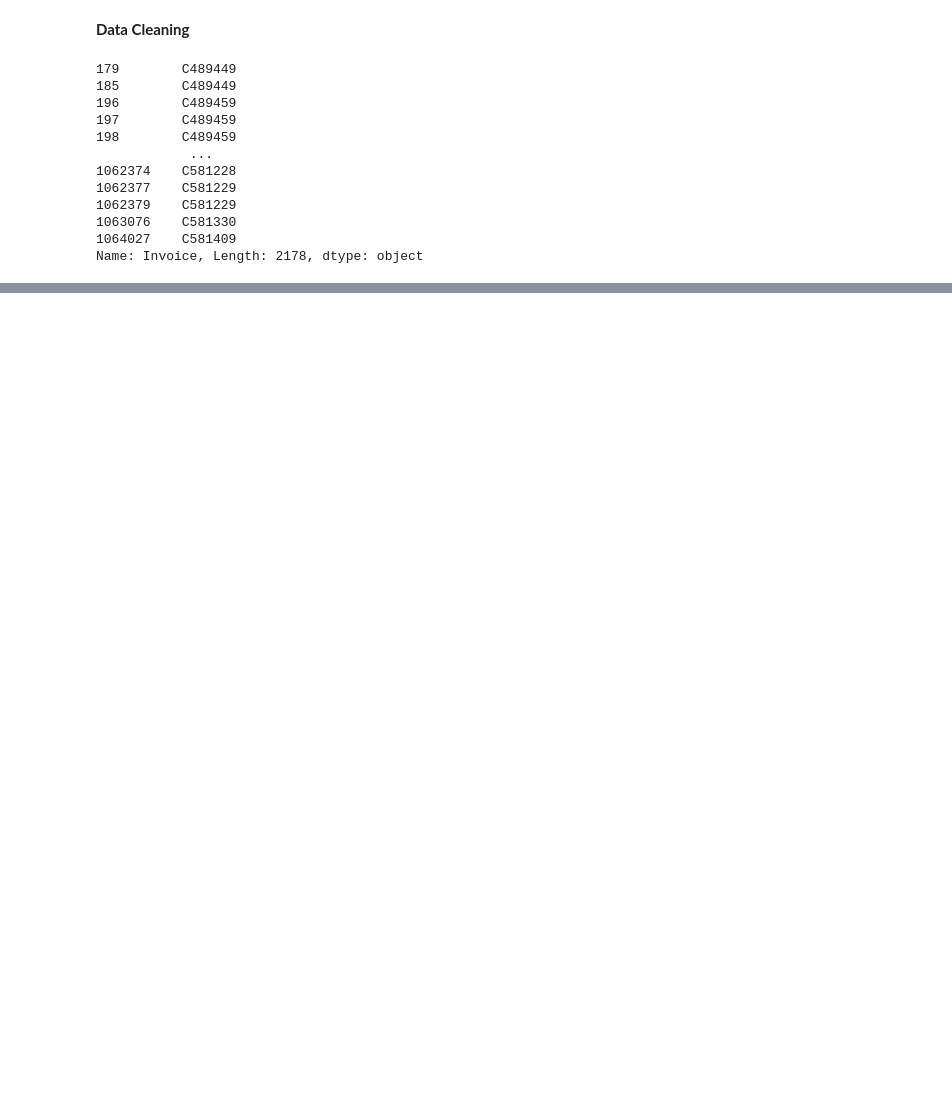
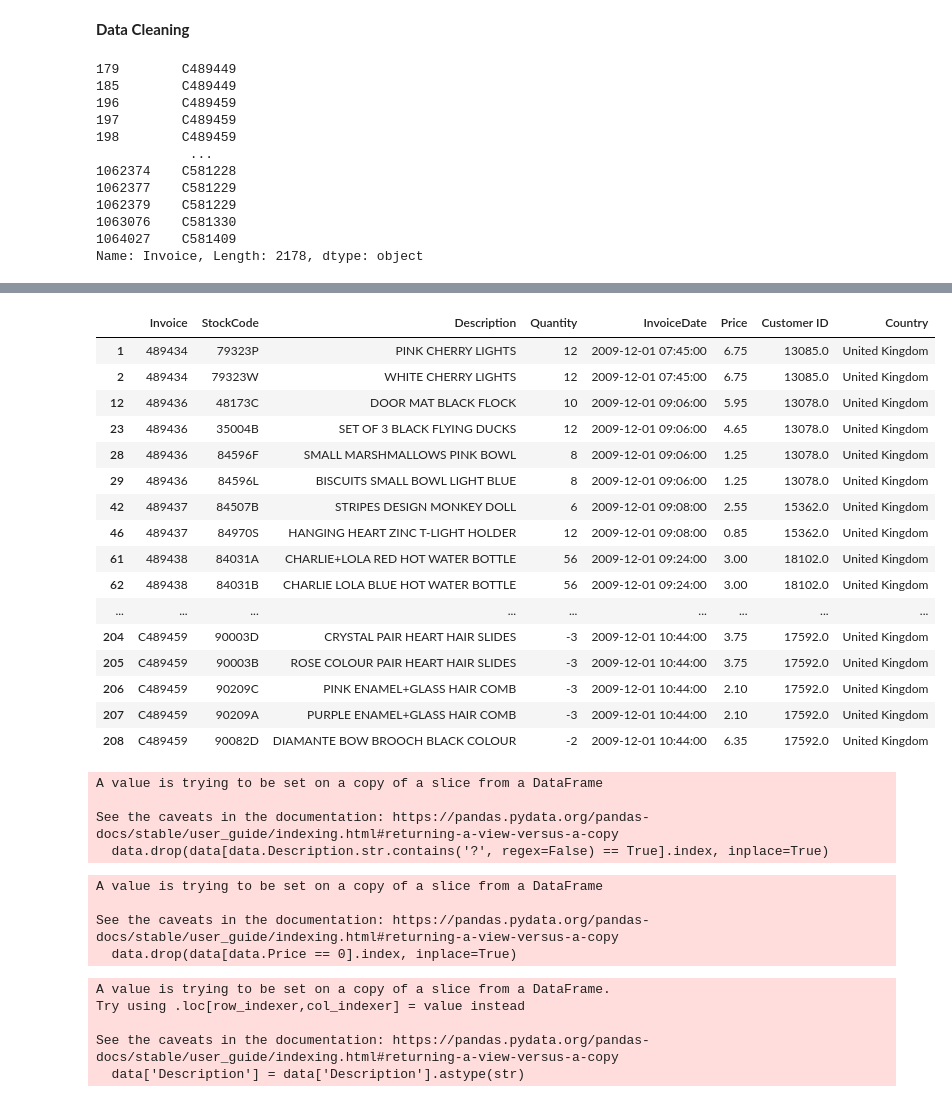
Before and after one commit to muhammadahsan2023/CA_2, a Jupyter notebook: Forecasting_project.ipynb, the cells around one changed output, grey strips where cells are left out. Cells and saved outputs as stored; diff of their text form; code cells hidden in the pictures; blank space fills up the shorter version.

```diff
--- a/Forecasting_project.ipynb
+++ b/Forecasting_project.ipynb
@@ -250,0 +248,8 @@ See the caveats in the documentation: https://pandas.pydata.org/pandas-docs/stab
+# %%
+# drop  INCORRECT VALUES
+
+# Drop rows where Quantity is positive and Invoice contains 'C'
+data.drop(data[(data.Quantity > 0) & (data.Invoice.str.contains('C') == True)].index, inplace=True)
+
+# Drop rows where Quantity is negative and Invoice does not contain 'C'
+data.drop(data[(data.Quantity < 0) & (data.Invoice.str.contains('C') == False)].index, inplace=True)
@@ -250,0 +265,36 @@ See the caveats in the documentation: https://pandas.pydata.org/pandas-docs/stab
+# %%
+data.head(50)
+# %% [output]
+|  | Invoice | StockCode | Description | Quantity | InvoiceDate | Price | Customer ID | Country |
+| 1 | 489434 | 79323P | PINK CHERRY LIGHTS | 12 | 2009-12-01 07:45:00 | 6.75 | 13085.0 | United Kingdom |
+| 2 | 489434 | 79323W | WHITE CHERRY LIGHTS | 12 | 2009-12-01 07:45:00 | 6.75 | 13085.0 | United Kingdom |
+| 12 | 489436 | 48173C | DOOR MAT BLACK FLOCK | 10 | 2009-12-01 09:06:00 | 5.95 | 13078.0 | United Kingdom |
+| 23 | 489436 | 35004B | SET OF 3 BLACK FLYING DUCKS | 12 | 2009-12-01 09:06:00 | 4.65 | 13078.0 | United Kingdom |
+| 28 | 489436 | 84596F | SMALL MARSHMALLOWS PINK BOWL | 8 | 2009-12-01 09:06:00 | 1.25 | 13078.0 | United Kingdom |
+| 29 | 489436 | 84596L | BISCUITS SMALL BOWL LIGHT BLUE | 8 | 2009-12-01 09:06:00 | 1.25 | 13078.0 | United Kingdom |
+| 42 | 489437 | 84507B | STRIPES DESIGN MONKEY DOLL | 6 | 2009-12-01 09:08:00 | 2.55 | 15362.0 | United Kingdom |
+| 46 | 489437 | 84970S | HANGING HEART ZINC T-LIGHT HOLDER | 12 | 2009-12-01 09:08:00 | 0.85 | 15362.0 | United Kingdom |
+| 61 | 489438 | 84031A | CHARLIE+LOLA RED HOT WATER BOTTLE | 56 | 2009-12-01 09:24:00 | 3.00 | 18102.0 | United Kingdom |
+| 62 | 489438 | 84031B | CHARLIE LOLA BLUE HOT WATER BOTTLE | 56 | 2009-12-01 09:24:00 | 3.00 | 18102.0 | United Kingdom |
+| ... | ... | ... | ... | ... | ... | ... | ... | ... |
+| 204 | C489459 | 90003D | CRYSTAL PAIR HEART HAIR SLIDES | -3 | 2009-12-01 10:44:00 | 3.75 | 17592.0 | United Kingdom |
+| 205 | C489459 | 90003B | ROSE COLOUR PAIR HEART HAIR SLIDES | -3 | 2009-12-01 10:44:00 | 3.75 | 17592.0 | United Kingdom |
+| 206 | C489459 | 90209C | PINK ENAMEL+GLASS HAIR COMB | -3 | 2009-12-01 10:44:00 | 2.10 | 17592.0 | United Kingdom |
+| 207 | C489459 | 90209A | PURPLE ENAMEL+GLASS HAIR COMB | -3 | 2009-12-01 10:44:00 | 2.10 | 17592.0 | United Kingdom |
+| 208 | C489459 | 90082D | DIAMANTE BOW BROOCH BLACK COLOUR | -2 | 2009-12-01 10:44:00 | 6.35 | 17592.0 | United Kingdom |
+# %%
+# Drop rows where Description contains '?'
+data.drop(data[data.Description.str.contains('?', regex=False) == True].index, inplace=True)
+# %% [output]
+A value is trying to be set on a copy of a slice from a DataFrame
+
+See the caveats in the documentation: https://pandas.pydata.org/pandas-docs/stable/user_guide/indexing.html#returning-a-view-versus-a-copy
+  data.drop(data[data.Description.str.contains('?', regex=False) == True].index, inplace=True)
+# %%
+# Drop rows where Price is 0
+data.drop(data[data.Price == 0].index, inplace=True)
+# %% [output]
+A value is trying to be set on a copy of a slice from a DataFrame
+
+See the caveats in the documentation: https://pandas.pydata.org/pandas-docs/stable/user_guide/indexing.html#returning-a-view-versus-a-copy
+  data.drop(data[data.Price == 0].index, inplace=True)
@@ -251 +308,10 @@ See the caveats in the documentation: https://pandas.pydata.org/pandas-docs/stab
+# %%
+# Convert 'Description' column to string type
+data['Description'] = data['Description'].astype(str)
+# %% [output]
+A value is trying to be set on a copy of a slice from a DataFrame.
+Try using .loc[row_indexer,col_indexer] = value instead
+
+See the caveats in the documentation: https://pandas.pydata.org/pandas-docs/stable/user_guide/indexing.html#returning-a-view-versus-a-copy
+  data['Description'] = data['Description'].astype(str)
 # %%
```
Also changed, not shown: parts of 25 cells of this notebook.
